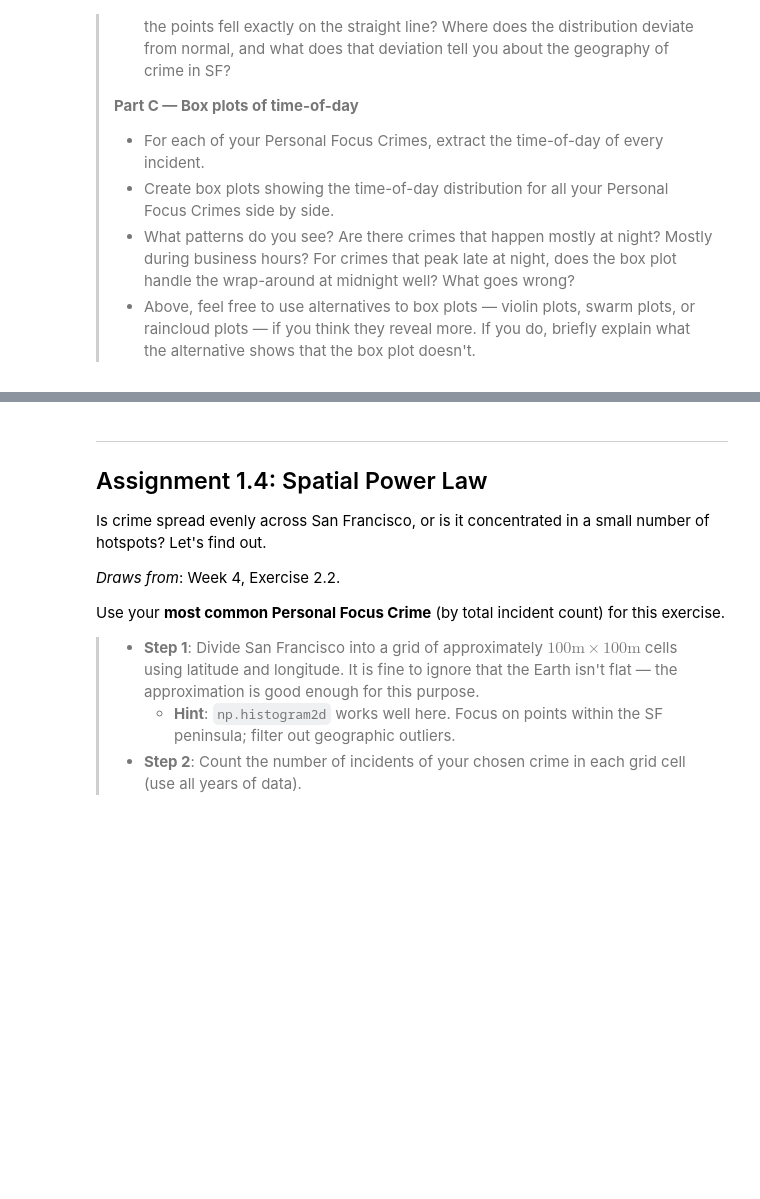
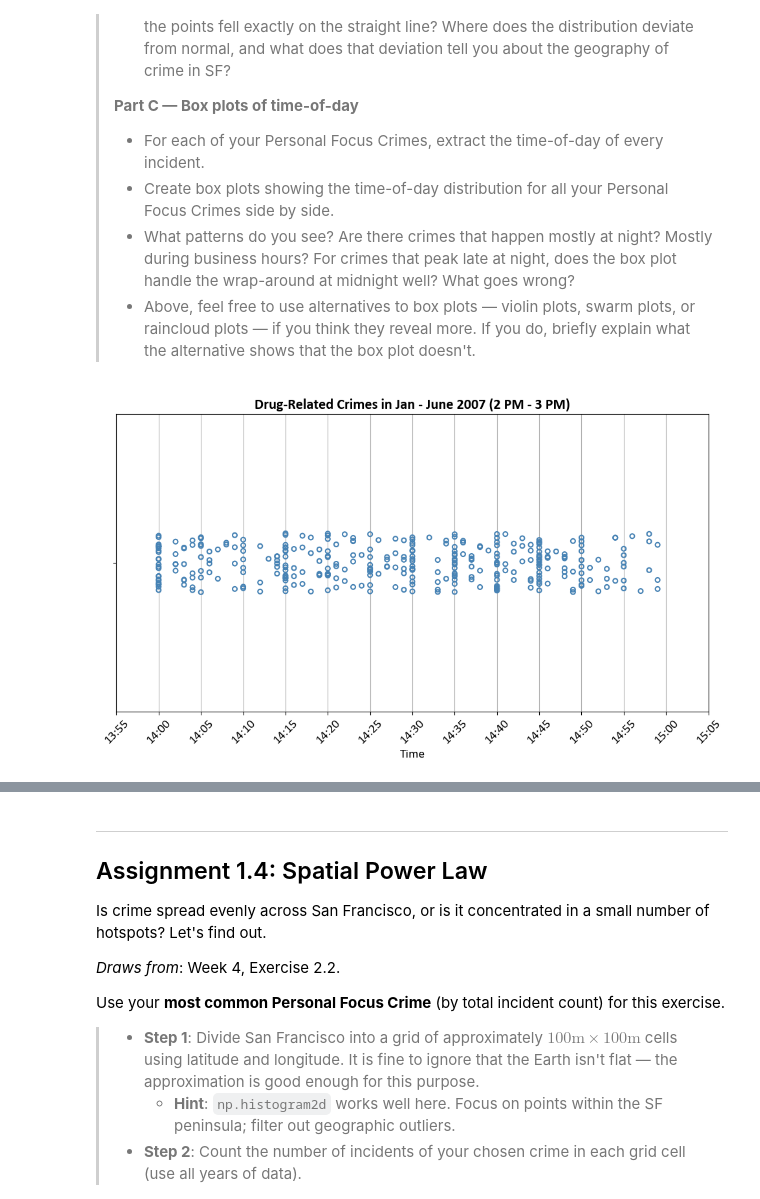
Before and after one commit to MilaGolomozin/SocialData2026, a Jupyter notebook: Assignment1.ipynb, the cells around one changed output, grey strips where cells are left out. Saved outputs shown, nothing was run; the diff lists cells and outputs as text; code cells hidden in the pictures; blank space fills up the shorter version.

```diff
--- a/Assignment1.ipynb
+++ b/Assignment1.ipynb
@@ -118,3 +175,38 @@ This exercise asks you to recreate several classic plot types from DAOST Chapter
 > * Create box plots showing the time-of-day distribution for all your Personal Focus Crimes side by side.
 > * What patterns do you see? Are there crimes that happen mostly at night? Mostly during business hours? For crimes that peak late at night, does the box plot handle the wrap-around at midnight well? What goes wrong?
 > * Above, feel free to use alternatives to box plots — violin plots, swarm plots, or raincloud plots — if you think they reveal more. If you do, briefly explain what the alternative shows that the box plot doesn't.
+# %%
+drug_df = df[df['Category'] == 'Drug/narcotic'].copy()
+drug_df['Date'] = pd.to_datetime(drug_df['Date'], format='%Y-%m-%d')
+drug_df = drug_df[(drug_df['Date'] >= '2007-01-01') & (drug_df['Date'] <= '2007-06-30')]
+
+drug_df['Time'] = pd.to_datetime(drug_df['Time'], format='%H:%M')
+drug_df = drug_df[(drug_df['Time'].dt.hour == 14)]
+
+plt.figure(figsize=(10, 6))
+
+ax = sns.stripplot(
+    x='Time',
+    data=drug_df,
+    jitter=True,
+    edgecolor='steelblue',
+    linewidth=1.5,
+    facecolors='none'
+)
+
+# Set x-axis ticks every 5 minutes
+from matplotlib.dates import MinuteLocator, DateFormatter
+ax.xaxis.set_major_locator(MinuteLocator(interval=5))
+ax.xaxis.set_major_formatter(DateFormatter('%H:%M'))
+plt.xticks(rotation=45)
+
+ax.set_xlim(pd.to_datetime('13:55', format='%H:%M'), pd.to_datetime('15:05', format='%H:%M'))
+
+plt.title('Drug-Related Crimes in Jan - June 2007 (2 PM - 3 PM)',
+          fontsize=16, fontweight='bold')
+plt.xlabel('Time')
+plt.tight_layout()
+plt.grid(axis='x')
+plt.show()
+# %% [output]
+[figure, added]
```
Also changed, not shown: parts of 6 cells of this notebook.
